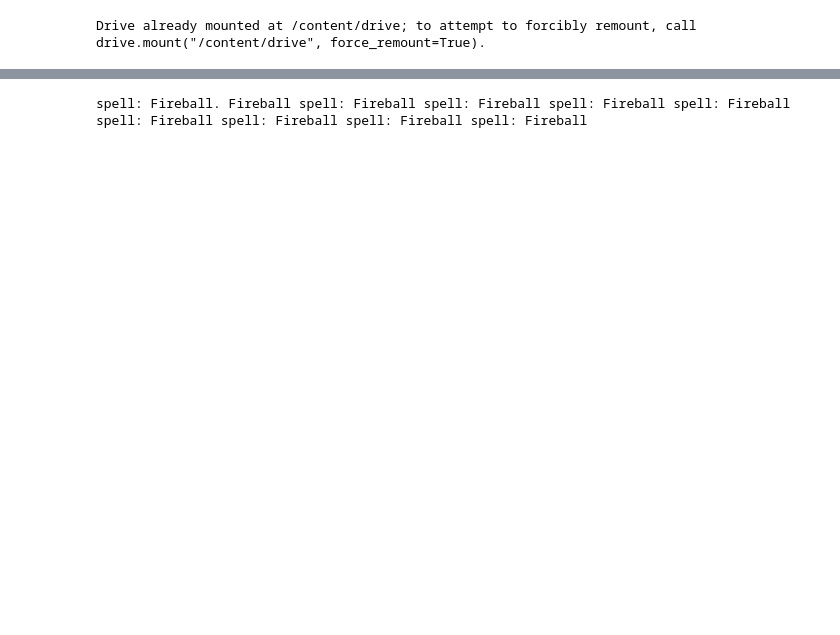
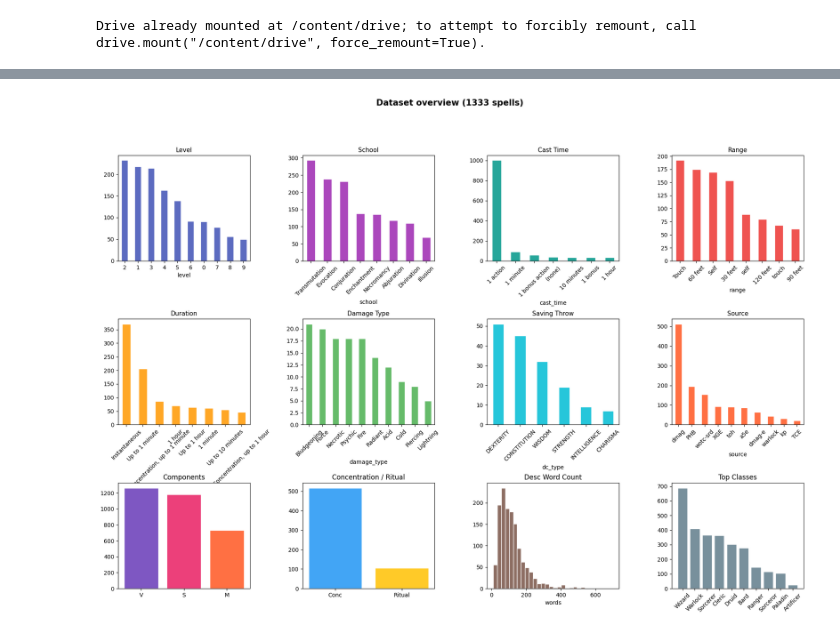
Before and after one commit to AryaanPe/GenAi-Text, a Jupyter notebook: t5finetune.ipynb, the cells around one changed output, grey strips where cells are left out. Drawn from its saved outputs; the diff is of its cells as text; code cells hidden in the pictures; blank space fills up the shorter version.

```diff
--- a/t5finetune.ipynb
+++ b/t5finetune.ipynb
@@ -107,23 +226,50 @@ model loaded
 # %%
-prompt = "describe spell: Fireball"
+# EDA — quick look at the dataset
+df["desc_wc"] = df["desc"].str.split().str.len()
 
-inputs = tokenizer(
-    prompt,
-    return_tensors="pt"
-).to(device)
+fig = plt.figure(figsize=(22, 14))
+fig.suptitle(f"Dataset overview ({len(df)} spells)", fontsize=15, fontweight="bold")
+gs  = gridspec.GridSpec(3, 4, figure=fig, hspace=0.55, wspace=0.4)
 
-with torch.no_grad():
-    output_ids = model.generate(
-        **inputs,
-        max_new_tokens=40
-    )
+def barplot(ax, series, title, color, top=None, rot=45):
+    vc = series.value_counts()
+    if top: vc = vc.head(top)
+    vc.plot(kind="bar", ax=ax, color=color, edgecolor="white")
+    ax.set_title(title, fontsize=11)
+    ax.tick_params(axis="x", rotation=rot)
 
-result = tokenizer.decode(
-    output_ids[0],
-    skip_special_tokens=True
-)
+barplot(fig.add_subplot(gs[0,0]), df["level"],   "Level",   "#5C6BC0", rot=0)
+barplot(fig.add_subplot(gs[0,1]), df["school"],  "School",  "#AB47BC")
+barplot(fig.add_subplot(gs[0,2]), df["cast_time"].replace("","(none)"), "Cast Time","#26A69A", top=7)
+barplot(fig.add_subplot(gs[0,3]), df["range"],   "Range",   "#EF5350", top=8)
+barplot(fig.add_subplot(gs[1,0]), df["duration"],"Duration","#FFA726", top=8)
+barplot(fig.add_subplot(gs[1,1]), df[df["damage_type"]!=""]["damage_type"],"Damage Type","#66BB6A", top=10)
+barplot(fig.add_subplot(gs[1,2]), df[df["dc_type"]!=""]["dc_type"],"Saving Throw","#26C6DA")
+barplot(fig.add_subplot(gs[1,3]), df["source"],  "Source",  "#FF7043", top=10)
 
-print(result)
+ax = fig.add_subplot(gs[2,0])
+ax.bar(["V","S","M"],
+       [df["verbal"].sum(), df["somatic"].sum(), df["material"].sum()],
+       color=["#7E57C2","#EC407A","#FF7043"], edgecolor="white")
+ax.set_title("Components")
+
+ax = fig.add_subplot(gs[2,1])
+ax.bar(["Conc","Ritual"], [df["concentration"].sum(), df["ritual"].sum()],
+       color=["#42A5F5","#FFCA28"], edgecolor="white")
+ax.set_title("Concentration / Ritual")
+
+ax = fig.add_subplot(gs[2,2])
+ax.hist(df["desc_wc"], bins=30, color="#8D6E63", edgecolor="white")
+ax.set_title("Desc Word Count"); ax.set_xlabel("words")
+
+ax = fig.add_subplot(gs[2,3])
+cc = Counter(c for cs in df["classes"] for c in cs).most_common(10)
+if cc: ax.bar(*zip(*cc), color="#78909C", edgecolor="white")
+ax.set_title("Top Classes"); ax.tick_params(axis="x", rotation=45)
+
+plt.tight_layout()
+plt.savefig(f"{PLOT_DIR}/eda.png", dpi=150, bbox_inches="tight")
+plt.show()
 # %% [output]
-spell: Fireball. Fireball spell: Fireball spell: Fireball spell: Fireball spell: Fireball spell: Fireball spell: Fireball spell: Fireball spell: Fireball
+[figure, added]
 # %%
```
Also changed, not shown: parts of 22 cells of this notebook.
